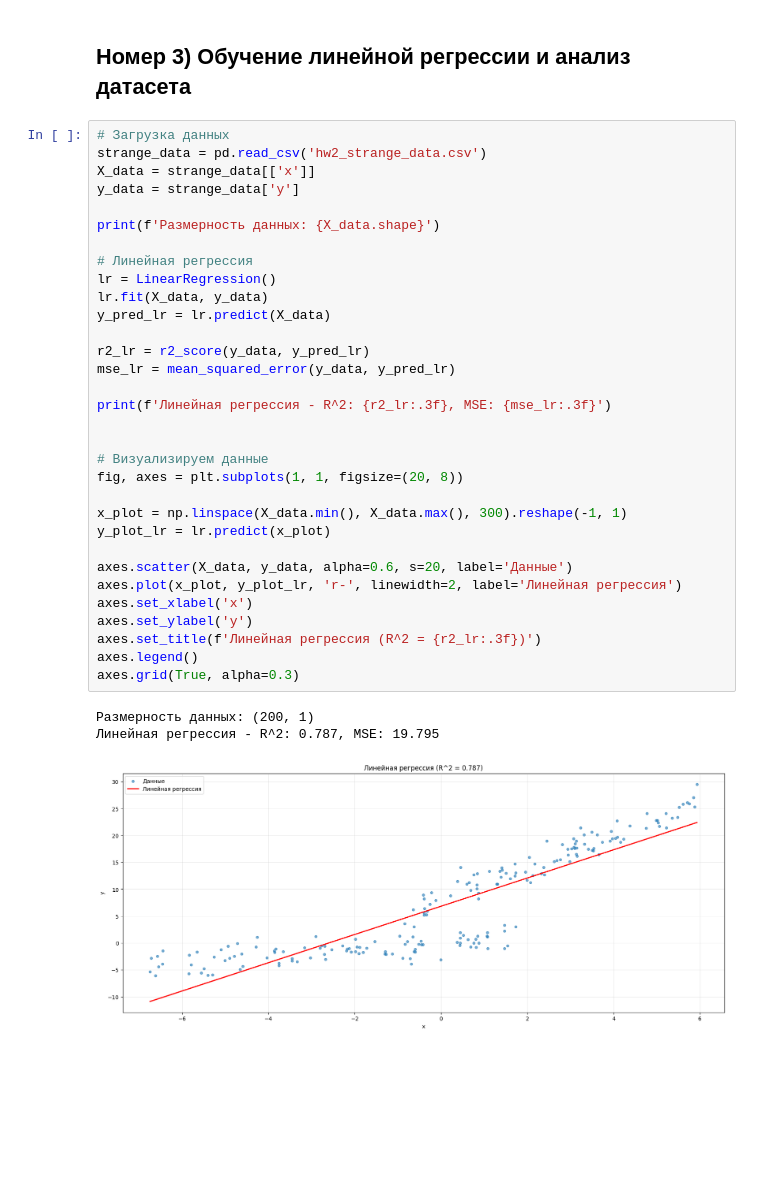
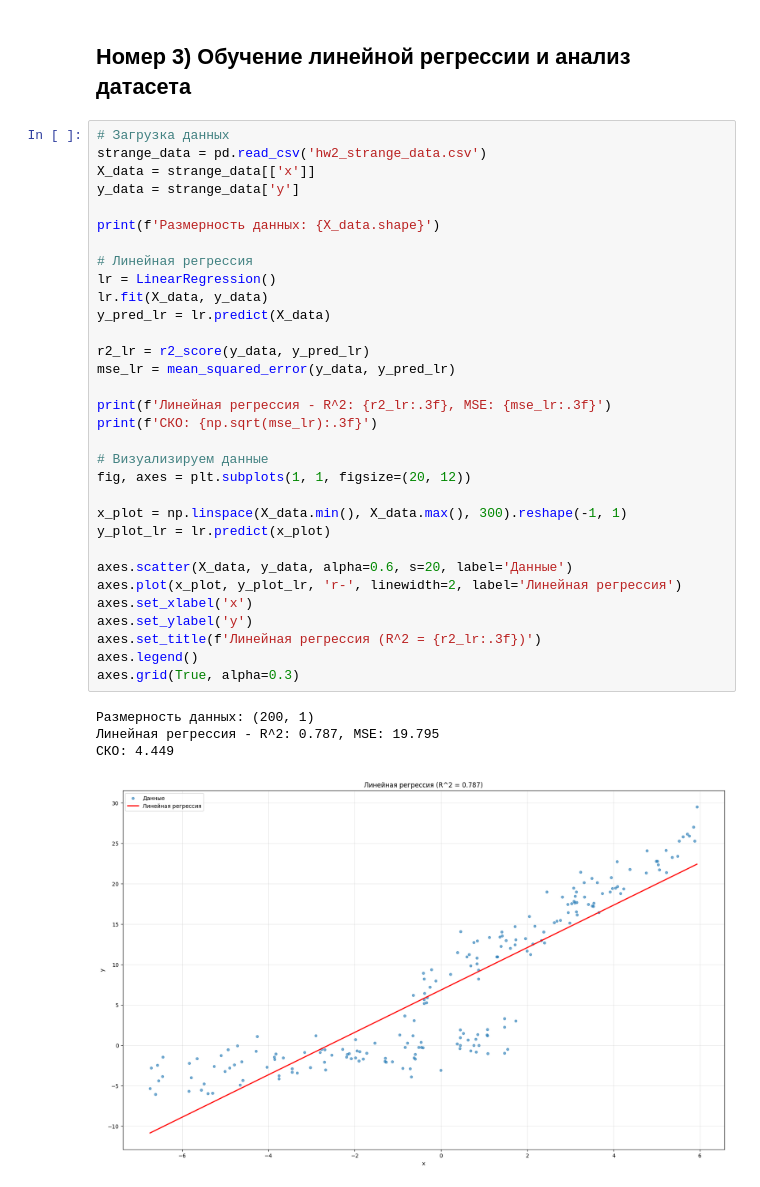
Before and after one commit to draindag/ml_practice, a Jupyter notebook: DZ_2.ipynb, the cells around one changed output. Drawn from its saved outputs; the diff is of its cells as text; blank space fills up the shorter version.

```diff
--- a/DZ_2.ipynb
+++ b/DZ_2.ipynb
@@ -236,33 +236,34 @@ strange_data = pd.read_csv('hw2_strange_data.csv')
 X_data = strange_data[['x']]
 y_data = strange_data['y']
 
 print(f'Размерность данных: {X_data.shape}')
 
 # Линейная регрессия
 lr = LinearRegression()
 lr.fit(X_data, y_data)
 y_pred_lr = lr.predict(X_data)
 
 r2_lr = r2_score(y_data, y_pred_lr)
 mse_lr = mean_squared_error(y_data, y_pred_lr)
 
 print(f'Линейная регрессия - R^2: {r2_lr:.3f}, MSE: {mse_lr:.3f}')
-
+print(f'СКО: {np.sqrt(mse_lr):.3f}')
 
 # Визуализируем данные
-fig, axes = plt.subplots(1, 1, figsize=(20, 8))
+fig, axes = plt.subplots(1, 1, figsize=(20, 12))
 
 x_plot = np.linspace(X_data.min(), X_data.max(), 300).reshape(-1, 1)
 y_plot_lr = lr.predict(x_plot)
 
 axes.scatter(X_data, y_data, alpha=0.6, s=20, label='Данные')
 axes.plot(x_plot, y_plot_lr, 'r-', linewidth=2, label='Линейная регрессия')
 axes.set_xlabel('x')
 axes.set_ylabel('y')
 axes.set_title(f'Линейная регрессия (R^2 = {r2_lr:.3f})')
 axes.legend()
 axes.grid(True, alpha=0.3)
 # %% [output]
 Размерность данных: (200, 1)
 Линейная регрессия - R^2: 0.787, MSE: 19.795
+СКО: 4.449
-[figure, old version]
+[figure, new version]
```
Also changed, not shown: parts of 2 cells of this notebook.
